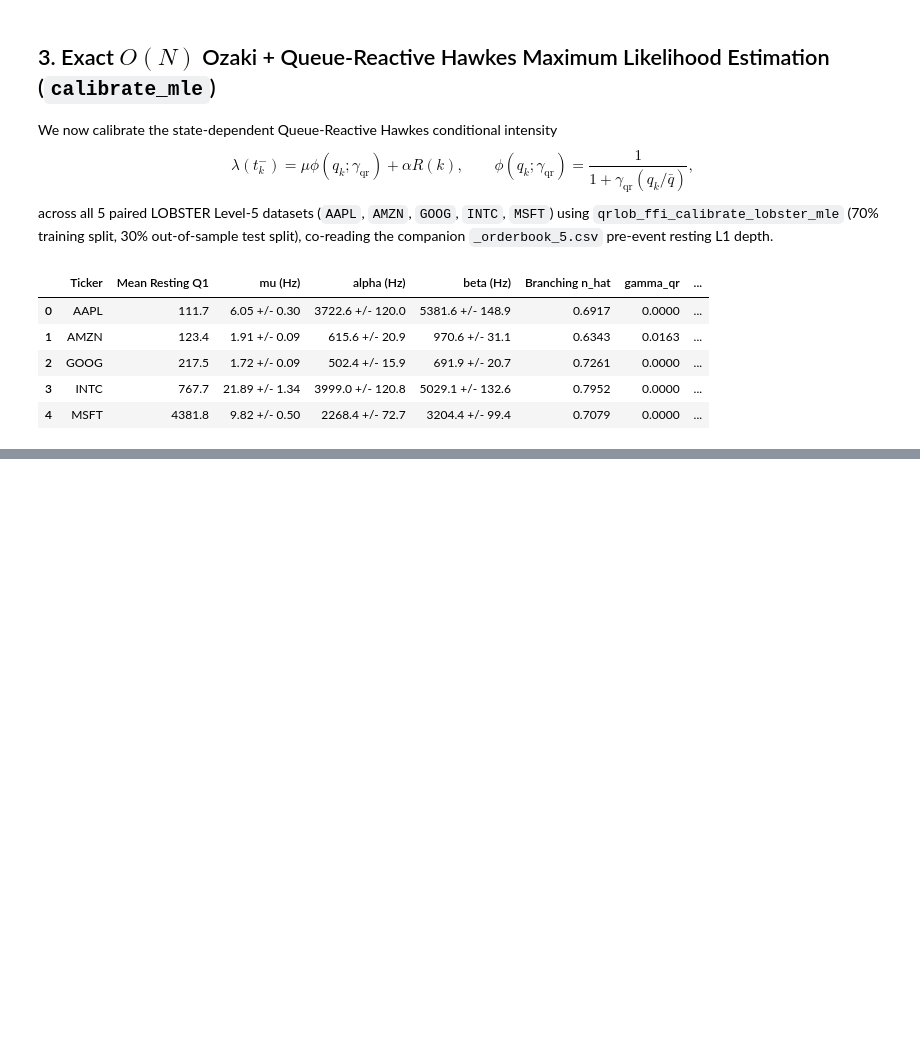
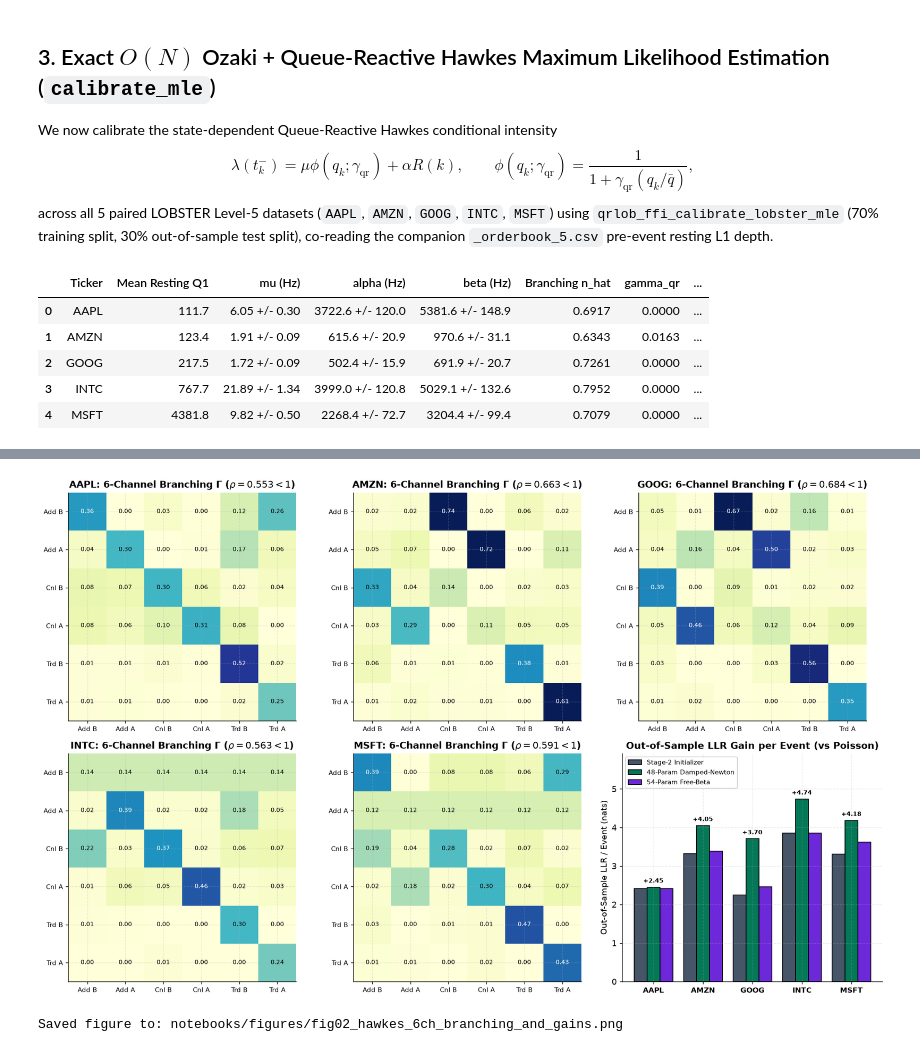
Before and after one commit to r-irbe/queue-reactive-book, a Jupyter notebook: notebooks/02_queue_reactive_hawkes_stylized_facts_and_calibration.ipynb, the cells around one changed output, grey strips where cells are left out. Drawn from its saved outputs; the diff is of its cells as text; code cells hidden in the pictures; blank space fills up the shorter version.

```diff
--- a/notebooks/02_queue_reactive_hawkes_stylized_facts_and_calibration.ipynb
+++ b/notebooks/02_queue_reactive_hawkes_stylized_facts_and_calibration.ipynb
@@ -171,7 +171,7 @@ Kolmogorov-Smirnov Test vs Exp(1): D = 0.0067, p-value = 0.5075
 # Panel B: Analytical Birth-Death Stationary Queue PMF vs Empirical LOBSTER AAPL & Simulated Queue Depth
 # Panel C: Microstructure Signature Plot (Realized Volatility vs Sampling Stride)
 # Panel D: Multi-Horizon 5-Level OFI Return Predictability R^2(Delta N) & Log-Return Hill Tail Index
-fig, axes = plt.subplots(2, 2, figsize=(13.5, 9.8))
+fig, axes = plt.subplots(2, 2, figsize=(13.5, 9.85))
 
 # Panel A: Ogata Q-Q plot with 95% confidence bands
 ax = axes[0, 0]
@@ -317,0 +393,53 @@ display(df_mle)
+# %%
+channel_labels = ["Add B", "Add A", "Cnl B", "Cnl A", "Trd B", "Trd A"]
+
+fig, axes = plt.subplots(2, 3, figsize=(15.5, 9.5))
+axes = axes.flatten()
+
+# Subplots 0..4: Heatmaps of 6x6 Branching Matrix Gamma = [alpha_mn / beta_m] for Mode 0 (48-Param Newton)
+for i, tk in enumerate(tickers):
+    ax = axes[i]
+    res = calib_6ch_dict[tk][0]
+    gamma_mat = np.array(res["branching_matrix"])
+    rho = res["spectral_radius"]
+    im = ax.imshow(gamma_mat, cmap="YlGnBu", vmin=0.0, vmax=0.6)
+    ax.set_xticks(range(6))
+    ax.set_yticks(range(6))
+    ax.set_xticklabels(channel_labels, fontsize=8.5)
+    ax.set_yticklabels(channel_labels, fontsize=8.5)
+    ax.set_title(f"{tk}: 6-Channel Branching $\\mathbf{{\\Gamma}}$ ($\\rho = {rho:.3f} < 1$)")
+    for r in range(6):
+        for c in range(6):
+            val = gamma_mat[r, c]
+            color = "white" if val > 0.35 else "black"
+            ax.text(c, r, f"{val:.2f}", ha="center", va="center", fontsize=7.5, color=color)
+
+# Subplot 5: Bar chart comparing Out-of-Sample LLR / Event gains across tickers
+ax_gain = axes[5]
+x_idx = np.arange(len(tickers))
+w = 0.26
+m2_gains = [calib_6ch_dict[tk][2]["oos_llr_per_event"] for tk in tickers]
+m0_gains = [calib_6ch_dict[tk][0]["oos_llr_per_event"] for tk in tickers]
+m1_gains = [calib_6ch_dict[tk][1]["oos_llr_per_event"] for tk in tickers]
+
+b2 = ax_gain.bar(x_idx - w, m2_gains, width=w, label="Stage-2 Initializer", color=qru.PALETTE["slate"], edgecolor="black")
+b0 = ax_gain.bar(x_idx, m0_gains, width=w, label="48-Param Damped-Newton", color=qru.PALETTE["emerald"], edgecolor="black")
+b1 = ax_gain.bar(x_idx + w, m1_gains, width=w, label="54-Param Free-Beta", color=qru.PALETTE["purple"], edgecolor="black")
+
+ax_gain.set_xticks(x_idx)
+ax_gain.set_xticklabels(tickers, fontsize=9.5, fontweight="bold")
+ax_gain.set_ylabel("Out-of-Sample LLR / Event (nats)")
+ax_gain.set_title("Out-of-Sample LLR Gain per Event (vs Poisson)")
+ax_gain.legend(loc="upper left", fontsize=8.5)
+ax_gain.set_ylim(0, max(m0_gains) * 1.25)
+for b, v in zip(b0, m0_gains):
+    ax_gain.text(b.get_x() + b.get_width()/2, v + 0.08, f"+{v:.2f}", ha="center", va="bottom", fontsize=8, fontweight="bold")
+
+plt.tight_layout()
+fig_path_6ch = qru.FIG_DIR / "fig02_hawkes_6ch_branching_and_gains.png"
+plt.savefig(fig_path_6ch, bbox_inches="tight")
+plt.show()
+print("Saved figure to:", fig_path_6ch.relative_to(qru.REPO_ROOT))
+# %% [output]
+[figure, added]
+Saved figure to: notebooks/figures/fig02_hawkes_6ch_branching_and_gains.png
```
Also changed, not shown: parts of 2 cells of this notebook, 15 other files.
